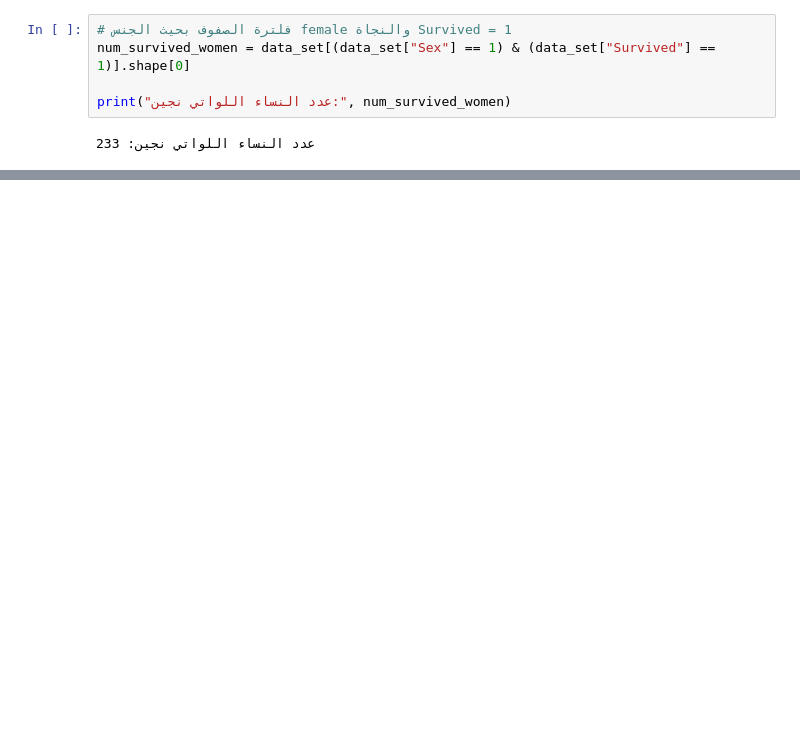
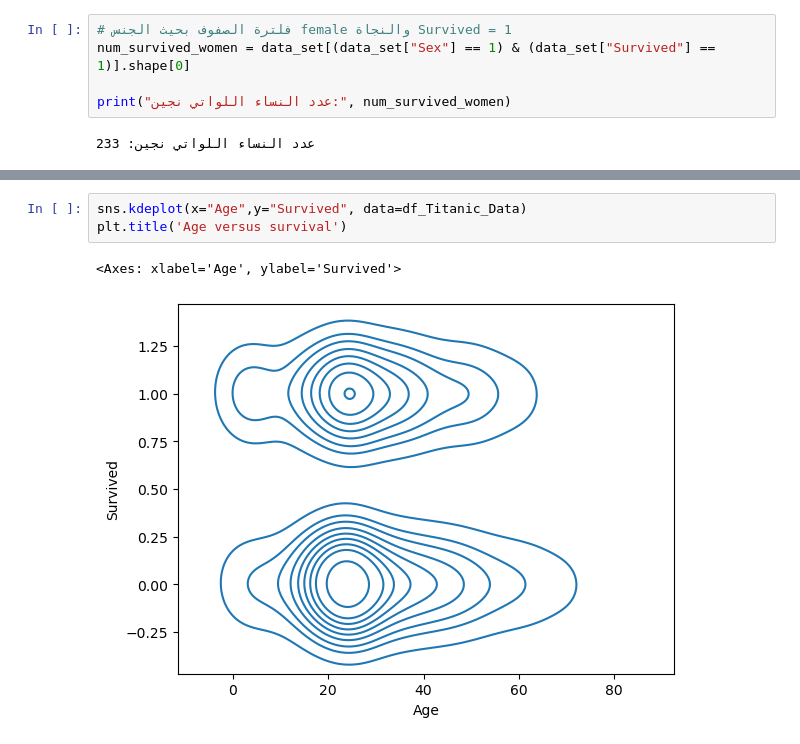
Before and after one commit to Loai-Alrazi/Python, a Jupyter notebook: Data analays/Titanic_Data.ipynb, the cells around one changed output, grey strips where cells are left out. Saved outputs shown, nothing was run; the diff lists cells and outputs as text; blank space fills up the shorter version.

```diff
--- a/Data analays/Titanic_Data.ipynb
+++ b/Data analays/Titanic_Data.ipynb
@@ -99,0 +151,6 @@ print("عدد النساء اللواتي نجين:", num_survived_women)
+# %%
+sns.kdeplot(x="Age",y="Survived", data=df_Titanic_Data)
+plt.title('Age versus survival')
+# %% [output]
+<Axes: xlabel='Age', ylabel='Survived'>
+[figure, added]
```
Also changed, not shown: parts of 13 cells of this notebook.
